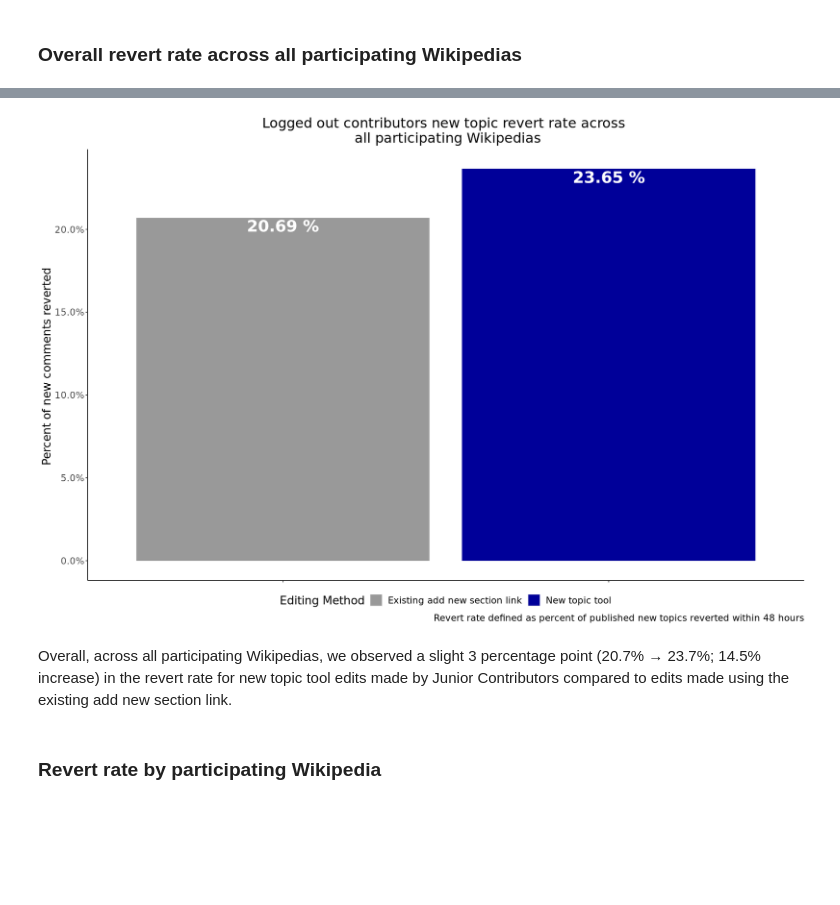
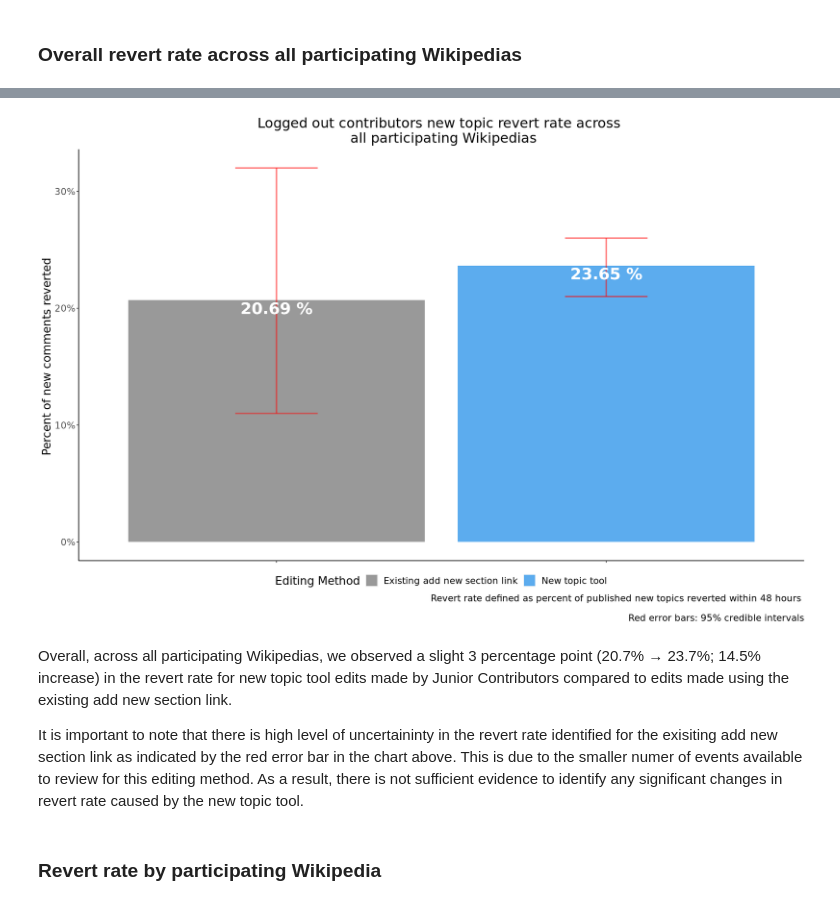
Before and after one commit to wikimedia-research/New-discussion-tool-analysis-2020, a Jupyter notebook: ab_test_logged_out.ipynb, the cells around one changed output, grey strips where cells are left out. Saved outputs shown, nothing was run; the diff lists cells and outputs as text; code cells hidden in the pictures; blank space fills up the shorter version.

Commit message:
final text updates and error bar additions

```diff
--- a/ab_test_logged_out.ipynb
+++ b/ab_test_logged_out.ipynb
@@ -410,15 +421,20 @@ IRdisplay::display_html(data = new_topic_completes_all_anon_table, file = "new_t
 # %%
+
+dodge <- position_dodge(width=0.9)
+
 p <- new_topic_completes_all  %>%
     ggplot(aes(x= section_edit_type, y = n_users_completed / n_users, fill = section_edit_type)) +
     geom_col(position = 'dodge') +
     geom_text(aes(label = paste(completion_rate), fontface=2), vjust=1.2, size = 8, color = "white") +
+    geom_errorbar(aes(ymin = lower, ymax = upper), color = 'red', size = 1, alpha = 0.5, position = dodge, width = 0.25) +
     scale_y_continuous(labels = scales::percent) +
     scale_x_discrete(labels = c("Existing add new section link", "New topic tool")) +
     labs (y = "Percent of contributors ",
           x = "Editing method",
           title = "Logged-out contributors new topic completion rate \n across all participating Wikipedias",
-         caption = "Defined as percent of contributors that make a new topic attempt and publish at least 1 new topic")  +
-    scale_fill_manual(values= c("#999999", "#000099")) +
+         caption = "Defined as percent of contributors that make a new topic attempt and publish at least 1 new topic \n
+             Red error bars: 95% credible intervals")  +
+    scale_fill_manual(values= c("#999999", "steelblue2")) +
     theme(
         panel.grid.minor = element_blank(),
         panel.background = element_blank(),
@@ -722,6 +754,10 @@ new_topic_reverts_all <- new_topic_reverts_anon %>%
     group_by(section_edit_type) %>%
     summarise(total_reverts = n_distinct(revision_id[is_reverted == "Reverted"]),
               total_comments = n_distinct(revision_id),
-              revert_rate =paste(round(total_reverts/total_comments * 100, 2), '%'), .groups = 'drop')
+              revert_rate =paste(round(total_reverts/total_comments * 100, 2), '%'), .groups = 'drop') %>%
+    # add credible intervals
+    cbind(as.data.frame(binom:::binom.bayes(x = .$total_reverts, n = .$total_comments, conf.level = 0.95, tol = 1e-10))) %>%
+    mutate(lower = round(lower,2),
+           upper = round(upper, 2))
 # %%
 new_topic_reverts_anon_all_table <- new_topic_reverts_all %>%
@@ -763,32 +808,36 @@ IRdisplay::display_html(file = "new_topic_reverts_anon_all_table.html")
 # %%
 # Plot revert rates
 
 p <- new_topic_reverts_all %>%
     ggplot(aes(x= section_edit_type, y = total_reverts/ total_comments, fill = section_edit_type)) +
     geom_col(position = 'dodge') +
+     geom_errorbar(aes(ymin = lower, ymax = upper), color = 'red', size = 1, alpha = 0.5, position = dodge, width = 0.25) +
     geom_text(aes(label = paste(revert_rate), fontface=2), vjust=1.2, size = 8, color = "white") +
     scale_y_continuous(labels = scales::percent) +
     scale_x_discrete(labels = c("Previous add new section link", "New topic tool")) +
     labs (y = "Percent of new comments reverted ",
           title = "Logged out contributors new topic revert rate across \n all participating Wikipedias",
-         caption = "Revert rate defined as percent of published new topics reverted within 48 hours")  +
-    scale_fill_manual(values= c("#999999", "#000099"), name = "Editing Method", labels = c("Existing add new section link", "New topic tool"))  +
+         caption = "Revert rate defined as percent of published new topics reverted within 48 hours \n
+                    Red error bars: 95% credible intervals")  +
+    scale_fill_manual(values= c("#999999", "steelblue2"), name = "Editing Method", labels = c("Existing add new section link", "New topic tool"))  +
     theme(
         panel.grid.minor = element_blank(),
         panel.background = element_blank(),
         plot.title = element_text(hjust = 0.5),
         text = element_text(size=16),
         legend.position="bottom",
         axis.text.x = element_blank(),
         axis.title.x=element_blank(),
         axis.line = element_line(colour = "black"))
 
 p
 ggsave("Figures/new_topic_reverts_anon_all .png", p, width = 16, height = 8, units = "in", dpi = 300)
 # %% [output]
-[figure, old version]
+[figure, new version]
 # %% [markdown]
 Overall, across all participating Wikipedias, we observed a slight 3 percentage point (20.7% → 23.7%; 14.5% increase) in the revert rate for new topic tool edits made by Junior Contributors compared to edits made using the existing add new section link.
+
+It is important to note that there is high level of uncertaininty in the revert rate identified for the exisiting add new section link as indicated by the red error bar in the chart above. This is due to the smaller numer of events available to review for this editing method. As a result, there is not sufficient evidence to identify any significant changes in revert rate caused by the new topic tool.
 # %% [markdown]
 ### Revert rate by participating Wikipedia
 # %%
```
Also changed, not shown: parts of 17 cells of this notebook, 6 other files.
